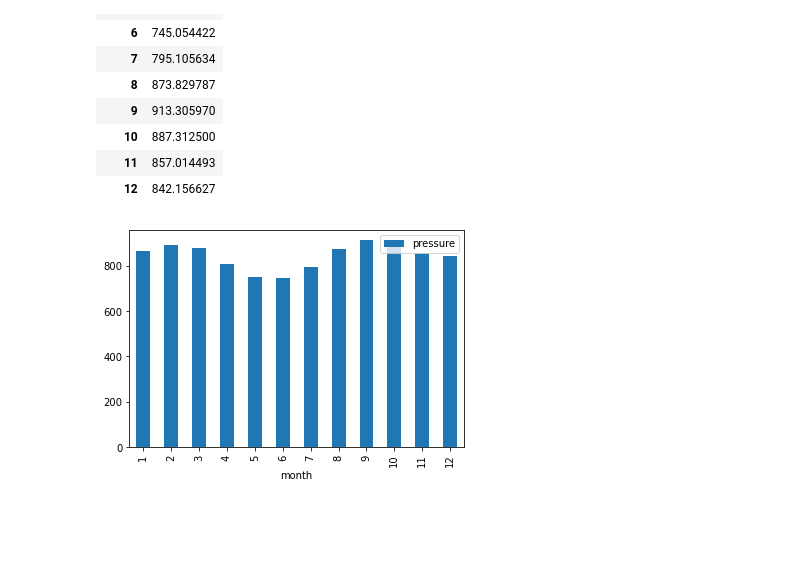
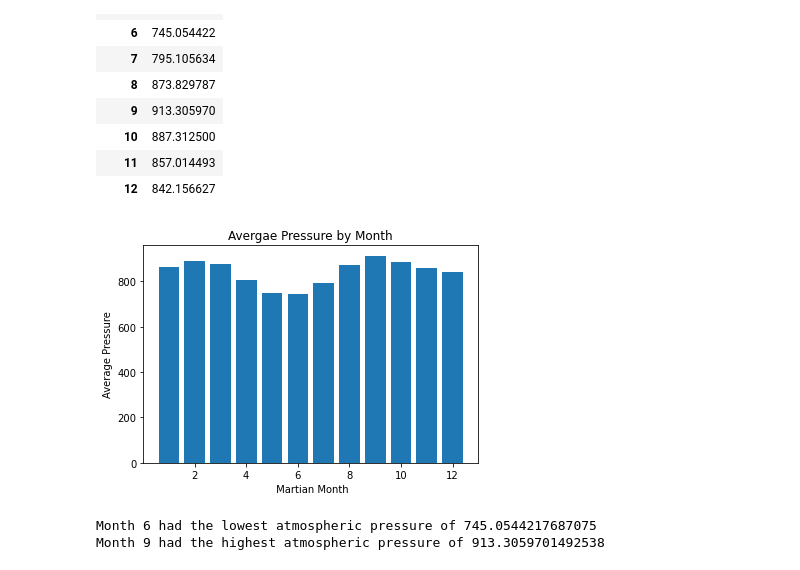
Before and after one commit to latoyawenzinger/Web_Scraping_Challenge, a Jupyter notebook: Mars_Weather.ipynb, the cells around one changed output. Drawn from its saved outputs; the diff is of its cells as text; code cells hidden in the pictures; blank space fills up the shorter version.

```diff
--- a/Mars_Weather.ipynb
+++ b/Mars_Weather.ipynb
@@ -176,9 +179,23 @@ avg_pressure
 | 12 | 842.156627 |
 # %%
 # Plot the average pressure by month
-avg_pressure.plot(kind='bar')
+plt.bar(avg_pressure.index, avg_pressure['pressure'])
+plt.xlabel(" Martian Month")
+plt.ylabel("Average Pressure")
+plt.title('Avergae Pressure by Month')
 plt.show()
 # %% [output]
-[figure, old version]
+[figure, new version]
+# %%
+# Identify the months that had the highest and lowest atmospheric pressure
+lowest = avg_pressure['pressure'].min()
+lowest_month = avg_pressure['pressure'].idxmin()
+highest = avg_pressure['pressure'].max()
+highest_month = avg_pressure['pressure'].idxmax()
+print(f"Month {lowest_month} had the lowest atmospheric pressure of {lowest}")
+print(f"Month {highest_month} had the highest atmospheric pressure of {highest}")
+# %% [output]
+Month 6 had the lowest atmospheric pressure of 745.0544217687075
+Month 9 had the highest atmospheric pressure of 913.3059701492538
 # %%
 # How many terrestrial (earth) days are there in a Martian year?
```
Also changed, not shown: parts of 6 cells of this notebook.
